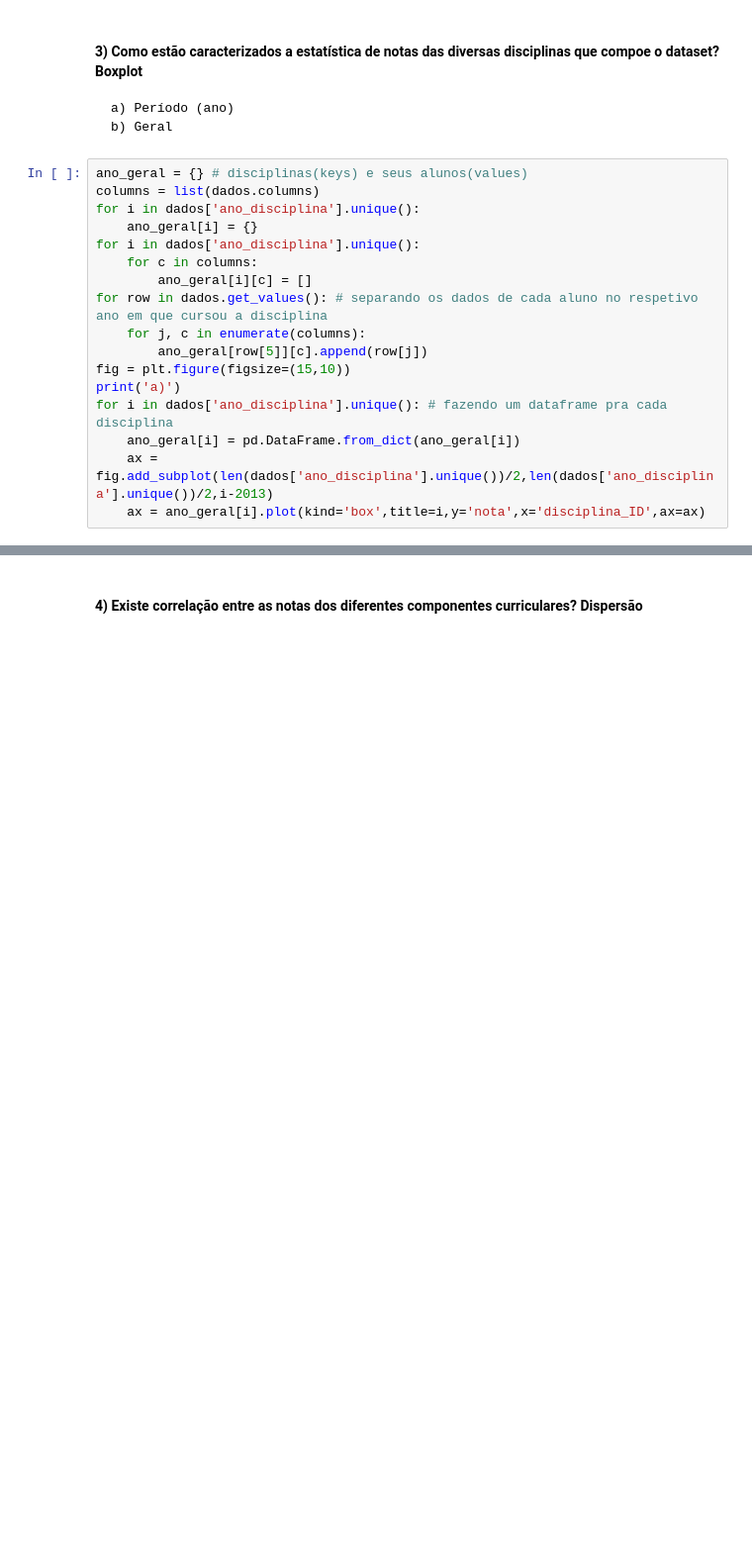
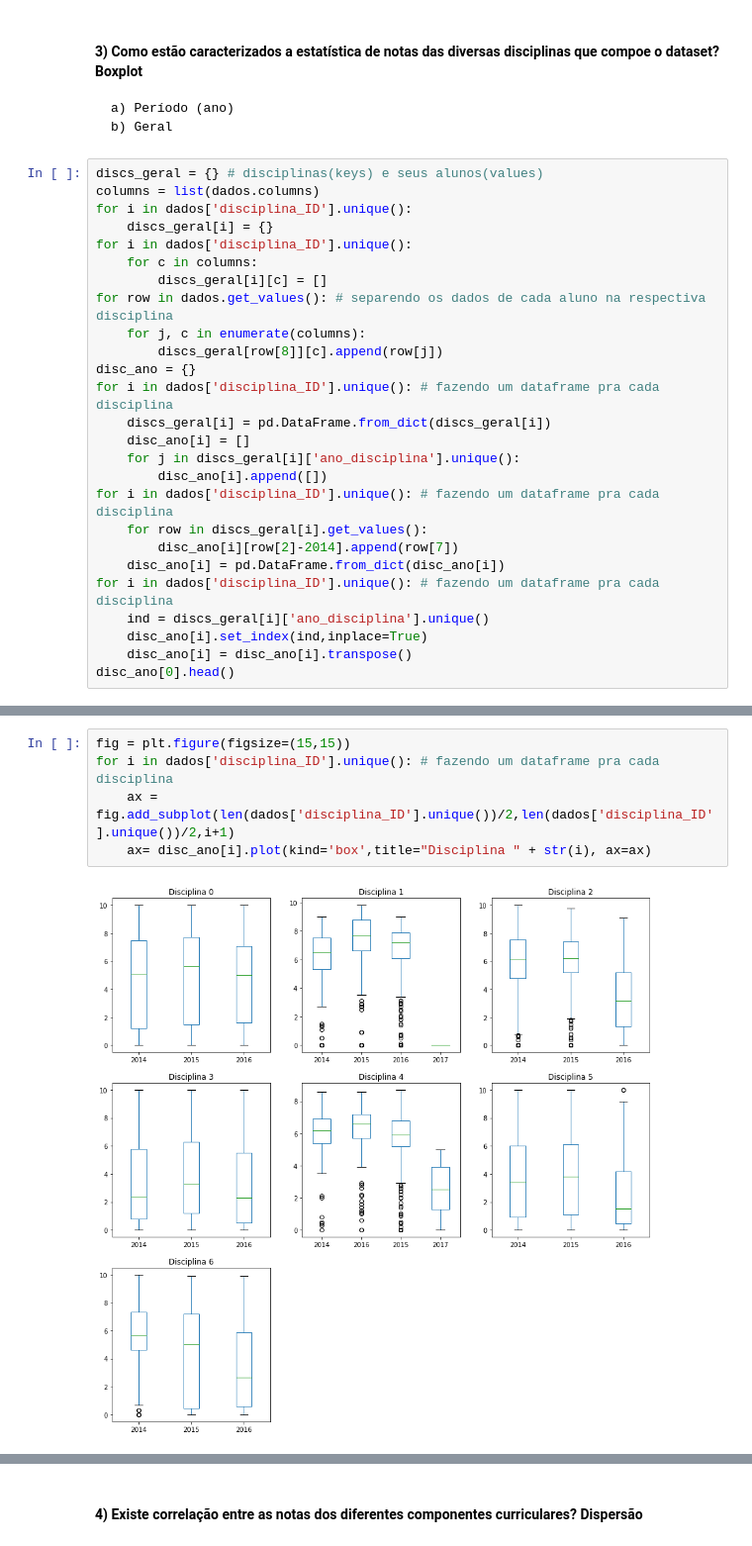
Before and after one commit to paulalps/IMD0033_Probabilidade, a Jupyter notebook: Atividades/Unidade 01/Unidade 01 - Projeto 01.ipynb, the cells around one changed output, grey strips where cells are left out. Shown at 99% size. Drawn from its saved outputs; the diff is of its cells as text; blank space fills up the shorter version.

```diff
--- a/Atividades/Unidade 01/Unidade 01 - Projeto 01.ipynb
+++ b/Atividades/Unidade 01/Unidade 01 - Projeto 01.ipynb
@@ -78,20 +78,29 @@ plt_bairros.plot(kind='bar',legend=False)
     a) Período (ano)
     b) Geral
 # %%
-ano_geral = {} # disciplinas(keys) e seus alunos(values)
+discs_geral = {} # disciplinas(keys) e seus alunos(values)
 columns = list(dados.columns)
-for i in dados['ano_disciplina'].unique():
-    ano_geral[i] = {}
-for i in dados['ano_disciplina'].unique():
+for i in dados['disciplina_ID'].unique():
+    discs_geral[i] = {}
+for i in dados['disciplina_ID'].unique():
     for c in columns:
-        ano_geral[i][c] = []
-for row in dados.get_values(): # separando os dados de cada aluno no respetivo ano em que cursou a disciplina
+        discs_geral[i][c] = []
+for row in dados.get_values(): # separendo os dados de cada aluno na respectiva disciplina
     for j, c in enumerate(columns):
-        ano_geral[row[5]][c].append(row[j])
-fig = plt.figure(figsize=(15,10))
-print('a)')
-for i in dados['ano_disciplina'].unique(): # fazendo um dataframe pra cada disciplina
-    ano_geral[i] = pd.DataFrame.from_dict(ano_geral[i])
-    ax = fig.add_subplot(len(dados['ano_disciplina'].unique())/2,len(dados['ano_disciplina'].unique())/2,i-2013)
-    ax = ano_geral[i].plot(kind='box',title=i,y='nota',x='disciplina_ID',ax=ax)
+        discs_geral[row[8]][c].append(row[j])
+disc_ano = {}
+for i in dados['disciplina_ID'].unique(): # fazendo um dataframe pra cada disciplina
+    discs_geral[i] = pd.DataFrame.from_dict(discs_geral[i])
+    disc_ano[i] = []
+    for j in discs_geral[i]['ano_disciplina'].unique():
+        disc_ano[i].append([])
+for i in dados['disciplina_ID'].unique(): # fazendo um dataframe pra cada disciplina
+    for row in discs_geral[i].get_values():
+        disc_ano[i][row[2]-2014].append(row[7])
+    disc_ano[i] = pd.DataFrame.from_dict(disc_ano[i])
+for i in dados['disciplina_ID'].unique(): # fazendo um dataframe pra cada disciplina
+    ind = discs_geral[i]['ano_disciplina'].unique()
+    disc_ano[i].set_index(ind,inplace=True)
+    disc_ano[i] = disc_ano[i].transpose()
+disc_ano[0].head()
 # %% [output]
@@ -106,0 +113,7 @@ b)
+# %%
+fig = plt.figure(figsize=(15,15))
+for i in dados['disciplina_ID'].unique(): # fazendo um dataframe pra cada disciplina
+    ax = fig.add_subplot(len(dados['disciplina_ID'].unique())/2,len(dados['disciplina_ID'].unique())/2,i+1)
+    ax= disc_ano[i].plot(kind='box',title="Disciplina " + str(i), ax=ax)
+# %% [output]
+[figure, added]
```
Also changed, not shown: parts of 5 cells of this notebook.
